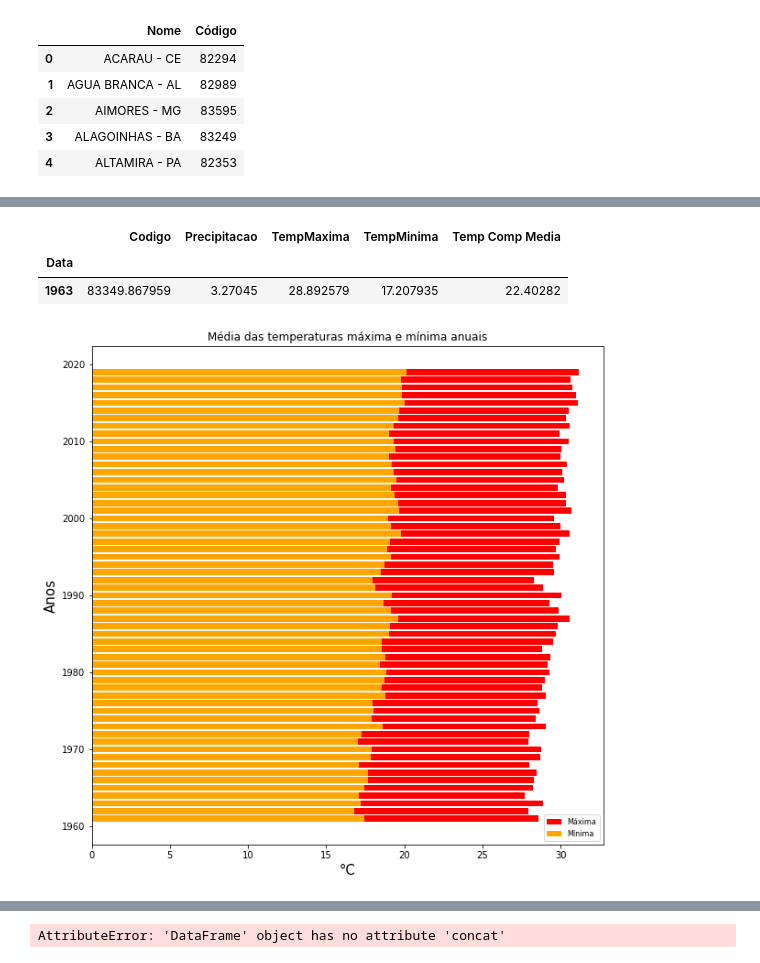
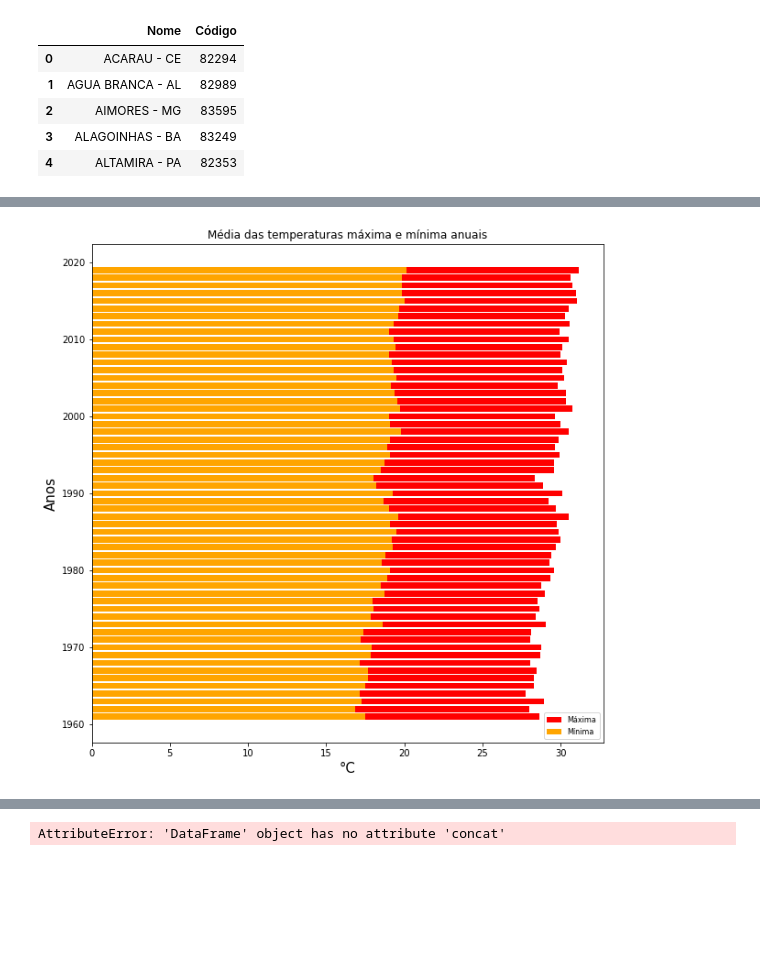
Before and after one commit to Fnadona/dataScience, a Jupyter notebook: Untitled.ipynb, the cells around one changed output, grey strips where cells are left out. Cells and saved outputs as stored; diff of their text form; code cells hidden in the pictures; blank space fills up the shorter version.

Commit message:
Ordenando o codigo

```diff
--- a/Untitled.ipynb
+++ b/Untitled.ipynb
@@ -120,4 +63,4 @@ incendio
 # %%
 ######CARREGANDO A PLANILHA DE DADOS TRATADOS E ANALISE######
 # %%
-planilha = pd.read_csv('tabelaTeste.csv', sep=",")
+dfDadosPrincipais = pd.read_csv('dadosPrincipais.csv', sep=",")
@@ -136 +100,4 @@ planilha.drop(columns=["Codigo"]).describe()
+# %%
+dfDadosPrincipais['Data'] = pd.to_datetime(dfDadosPrincipais['Data'], format='%d/%m/%Y')
+dfGrafico = dfDadosPrincipais.groupby(dfDadosPrincipais.Data.dt.year).mean()
 # %%
@@ -144,24 +109,18 @@ grafico = planilha.groupby(planilha.Data.dt.year).mean()
-# %%
-grafico[grafico.Precipitacao == grafico.Precipitacao.min()]
-# %% [output]
-|  | Codigo | Precipitacao | TempMaxima | TempMinima | Temp Comp Media |
-| Data |  |  |  |  |  |
-| 1963 | 83349.867959 | 3.27045 | 28.892579 | 17.207935 | 22.40282 |
 # %%
 plt.figure(figsize=(10,10))
 
-plt.barh(grafico.index, grafico.TempMaxima, height = 0.8, label='Máxima', color='red')
-plt.barh(grafico.index, grafico.TempMinima, height = 0.8, label='Mínima', color='orange')
+plt.barh(dfGrafico.index, dfGrafico.TempMaxima, height = 0.8, label='Máxima', color='red')
+plt.barh(dfGrafico.index, dfGrafico.TempMinima, height = 0.8, label='Mínima', color='orange')
 plt.title('Média das temperaturas máxima e mínima anuais')
 plt.xlabel('°C', fontsize=15)
 plt.ylabel('Anos', fontsize=15)
 plt.legend(fontsize=8)
 
 plt.savefig('TemperaturaBarras.png')
 
 plt.show()
 # %% [output]
-[figure, old version]
+[figure, new version]
 # %%
 plt.figure(figsize=(10,10))
 
```
Also changed, not shown: parts of 15 cells of this notebook.
